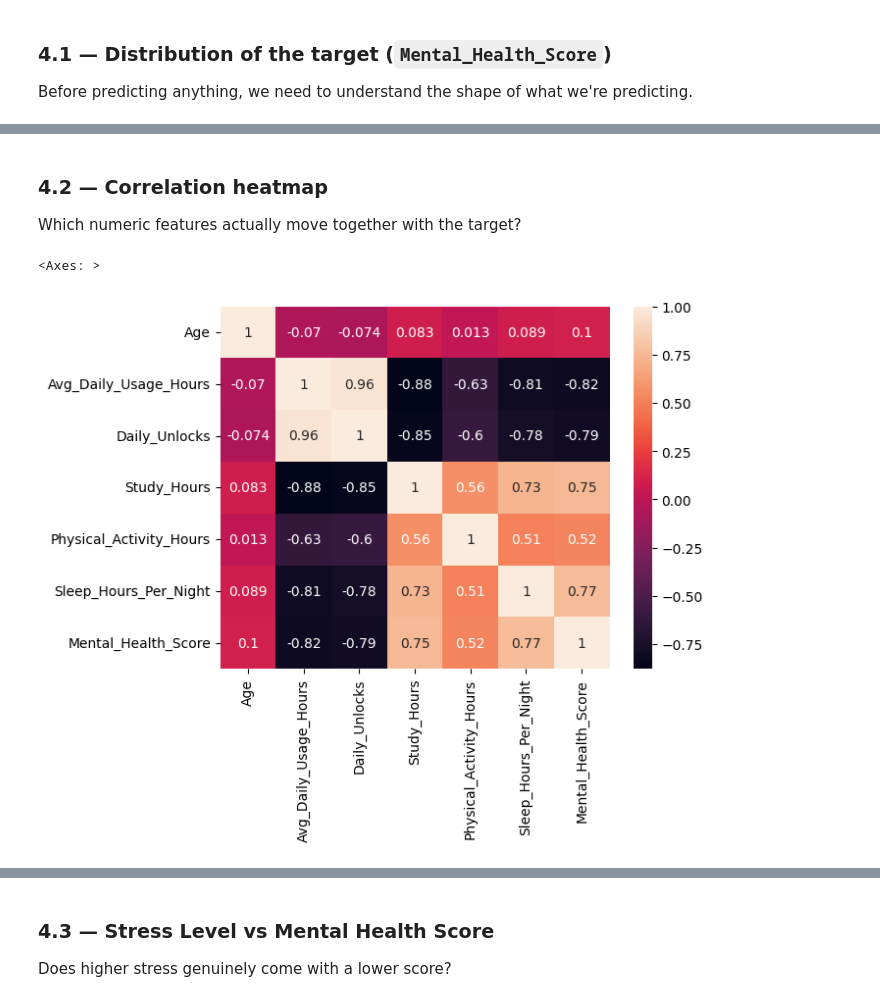
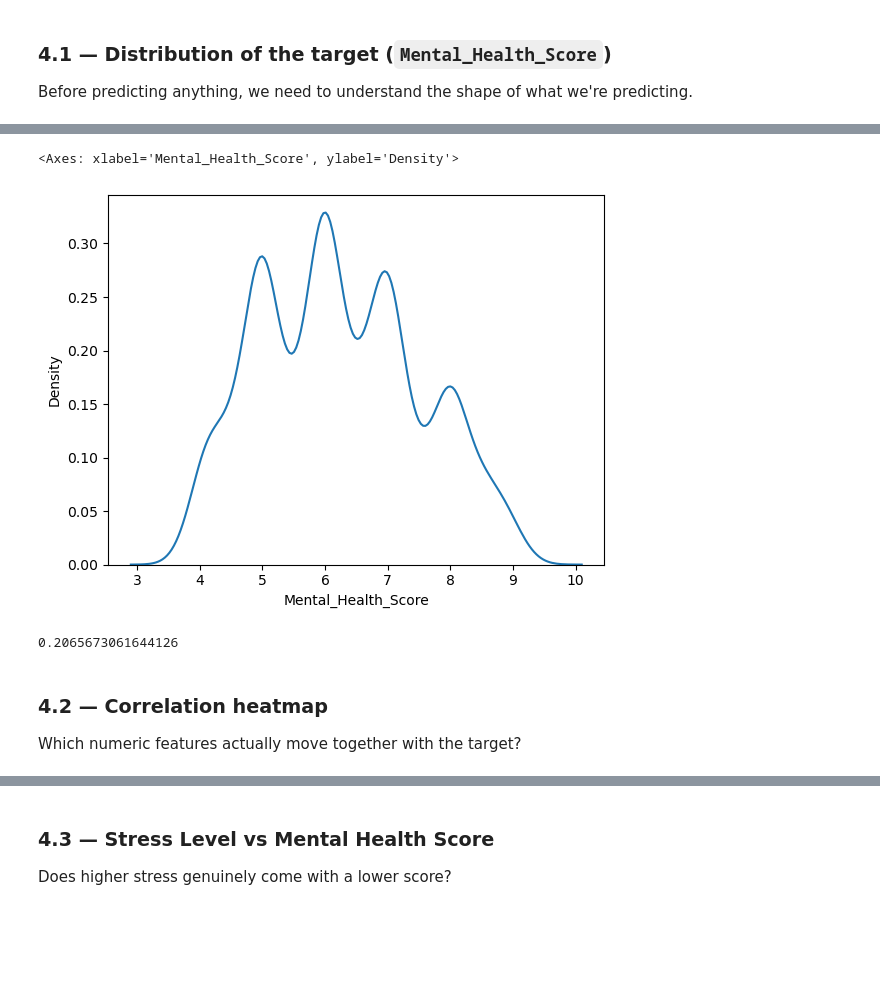
Before and after one commit to Precipitation-Rain/Metal-Health-Predictor, a Jupyter notebook: ML_Project.ipynb, the cells around one changed output, grey strips where cells are left out. Drawn from its saved outputs; the diff is of its cells as text; code cells hidden in the pictures; blank space fills up the shorter version.

```diff
--- a/ML_Project.ipynb
+++ b/ML_Project.ipynb
@@ -69,9 +125,13 @@ sns.histplot(df['Mental_Health_Score'], kde=True)
+# %%
+sns.kdeplot(df['Mental_Health_Score'])
+# %% [output]
+<Axes: xlabel='Mental_Health_Score', ylabel='Density'>
+[figure, added]
+# %%
+df['Mental_Health_Score'].skew().item()
+# %% [output]
+0.2065673061644126
 # %% [markdown]
 ### 4.2 — Correlation heatmap
 
 Which numeric features actually move together with the target?
-# %%
-sns.heatmap(df.corr(numeric_only=True), annot=True)
-# %% [output]
-<Axes: >
-[figure, removed]
```
Also changed, not shown: parts of 68 cells of this notebook, 6 other files.
